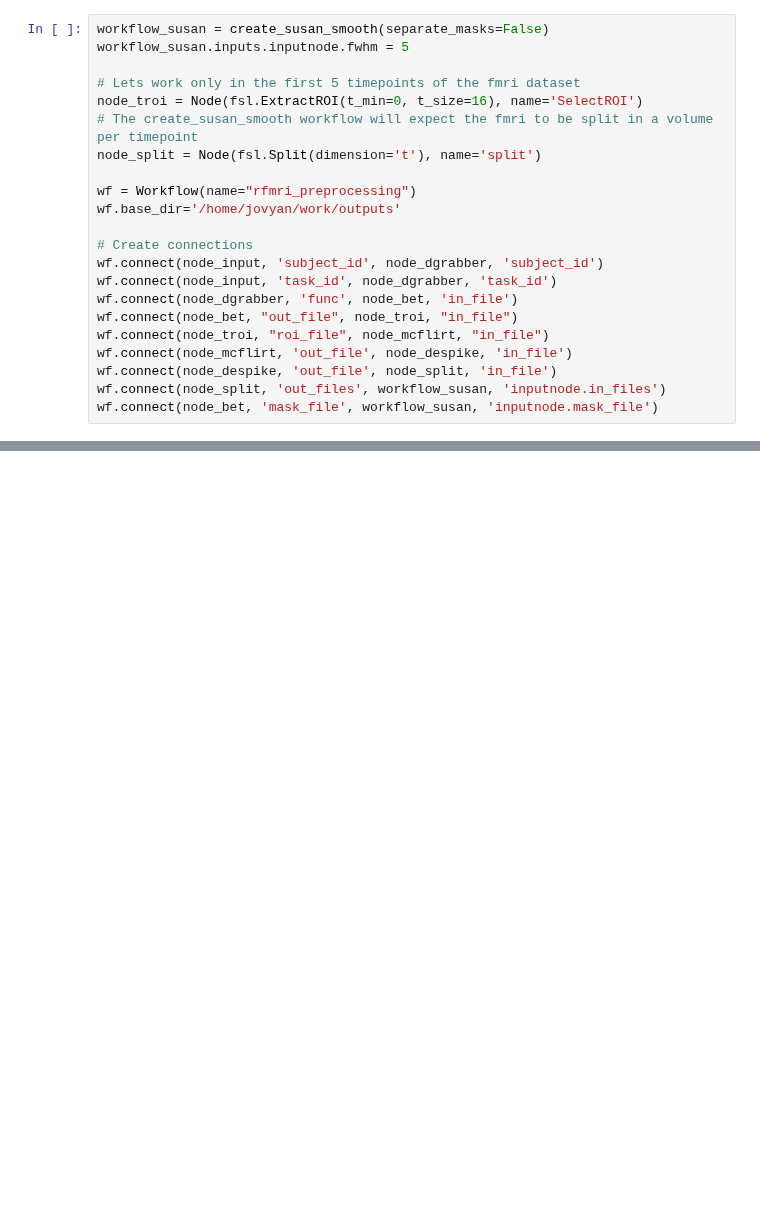
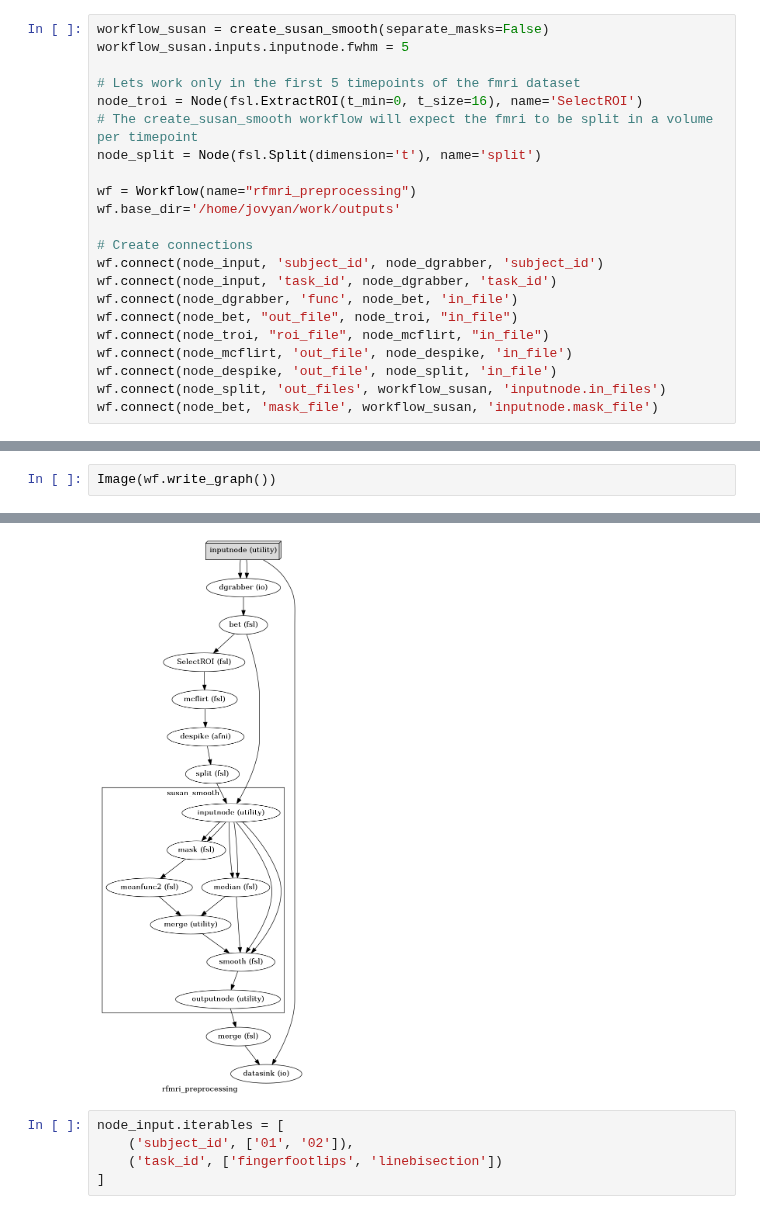
Before and after one commit to nipy/workshops, a Jupyter notebook: 170327-nipype/notebooks/rfmri_group_1/PreprocessingWorkflow.ipynb, the cells around one changed output, grey strips where cells are left out. Drawn from its saved outputs; the diff is of its cells as text; blank space fills up the shorter version.

Commit message:
add iterables

```diff
--- a/170327-nipype/notebooks/rfmri_group_1/PreprocessingWorkflow.ipynb
+++ b/170327-nipype/notebooks/rfmri_group_1/PreprocessingWorkflow.ipynb
@@ -133,0 +197,3 @@ wf.run()
+# %%
+Image(wf.write_graph())
+# %% [output]
@@ -133,0 +202,6 @@ wf.run()
+[figure, added]
+# %%
+node_input.iterables = [
+    ('subject_id', ['01', '02']),
+    ('task_id', ['fingerfootlips', 'linebisection'])
+]
```
Also changed, not shown: parts of 8 cells of this notebook.
